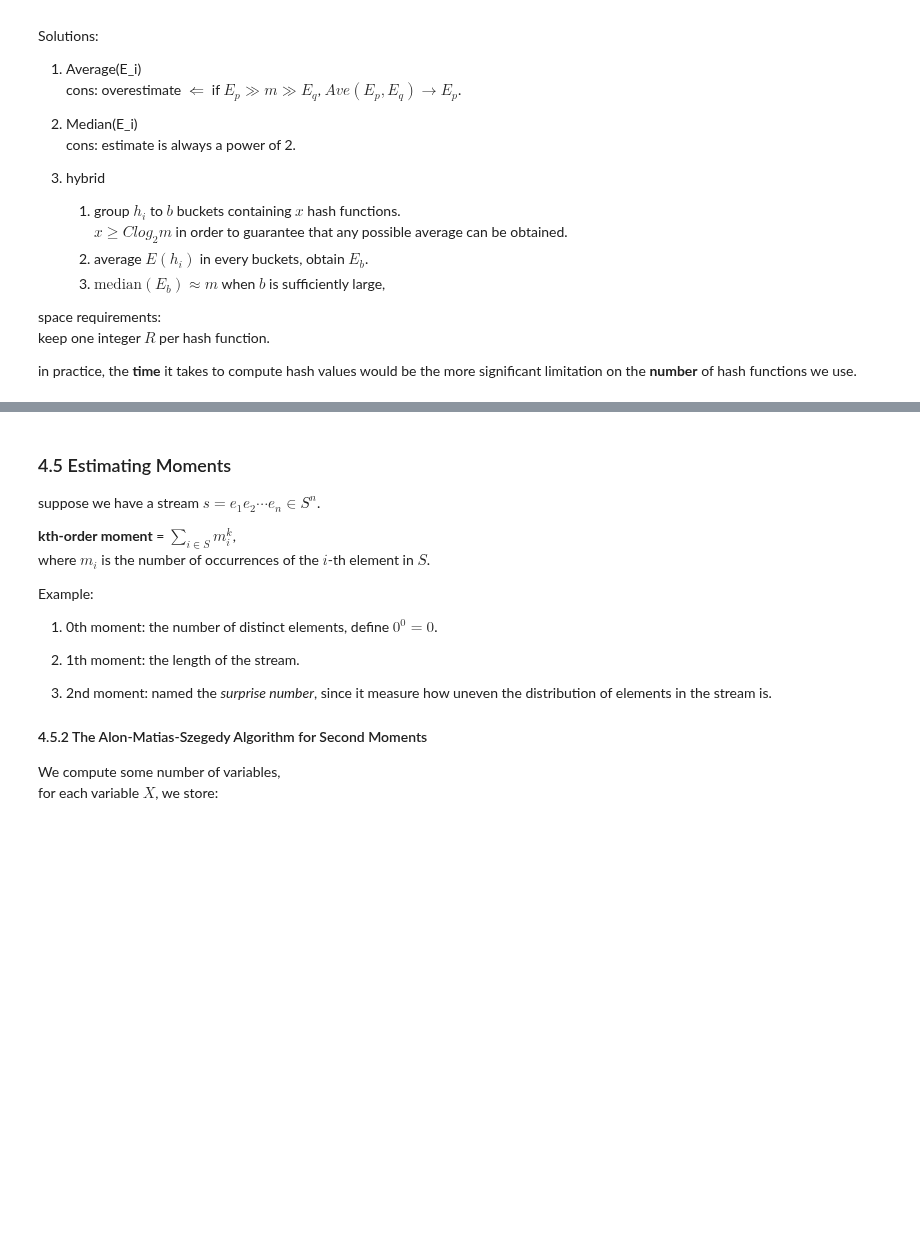
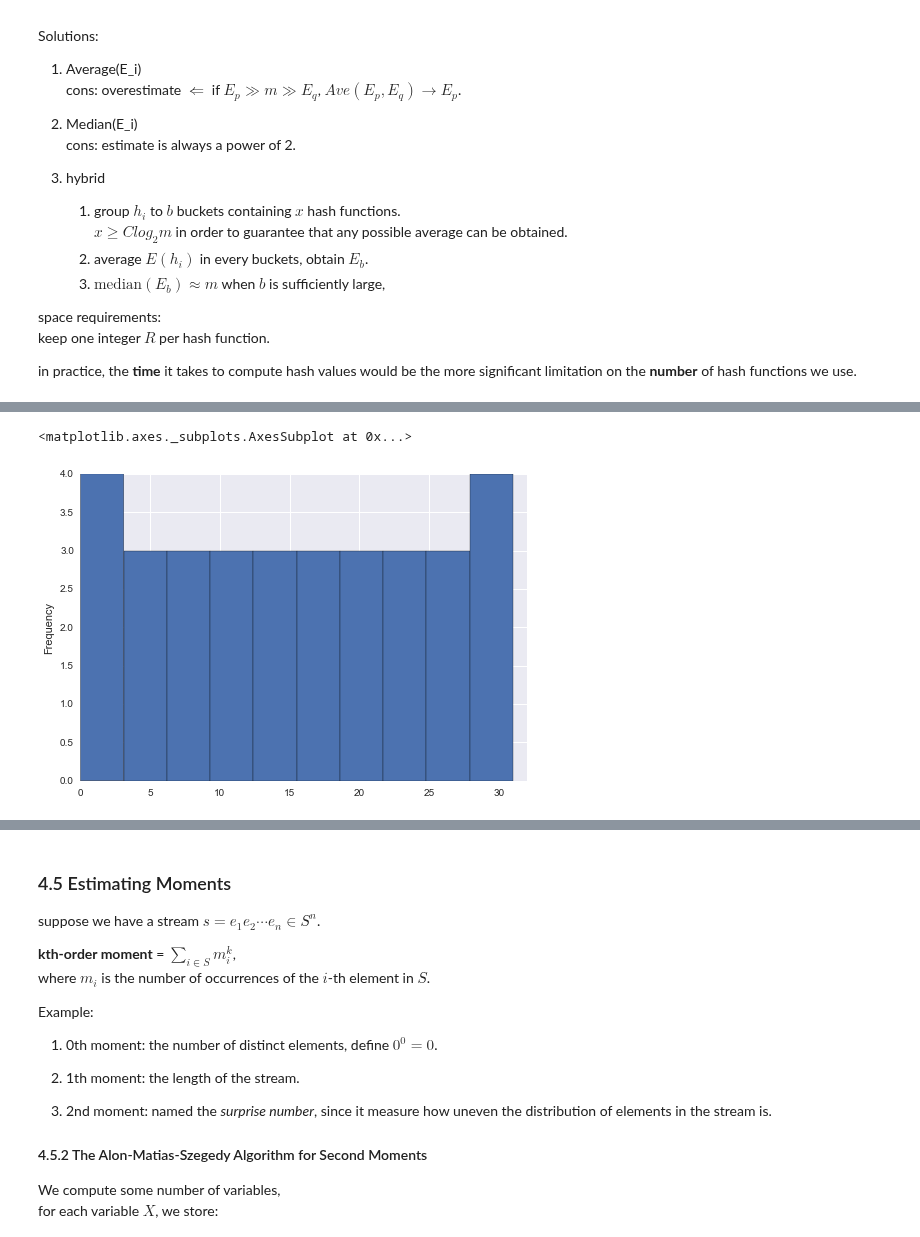
Before and after one commit to facaiy/book_notes, a Jupyter notebook: Mining_of_Massive_Datasets/Mining_Data_Streams/note.ipynb, the cells around one changed output, grey strips where cells are left out. Drawn from its saved outputs; the diff is of its cells as text; code cells hidden in the pictures; blank space fills up the shorter version.

```diff
--- a/Mining_of_Massive_Datasets/Mining_Data_Streams/note.ipynb
+++ b/Mining_of_Massive_Datasets/Mining_Data_Streams/note.ipynb
@@ -219,0 +272,7 @@ in practice, the **time** it takes to compute hash values would be the more sign
+# %%
+y = map(lambda x: (3*x + 7) % 32, x)
+df = pd.DataFrame({'y' : y})
+df.plot(kind='hist', xlim=(0,32), legend=False)
+# %% [output]
+<matplotlib.axes._subplots.AxesSubplot at 0x...>
+[figure, added]
```
Also changed, not shown: parts of 16 cells of this notebook, 4 other files.
